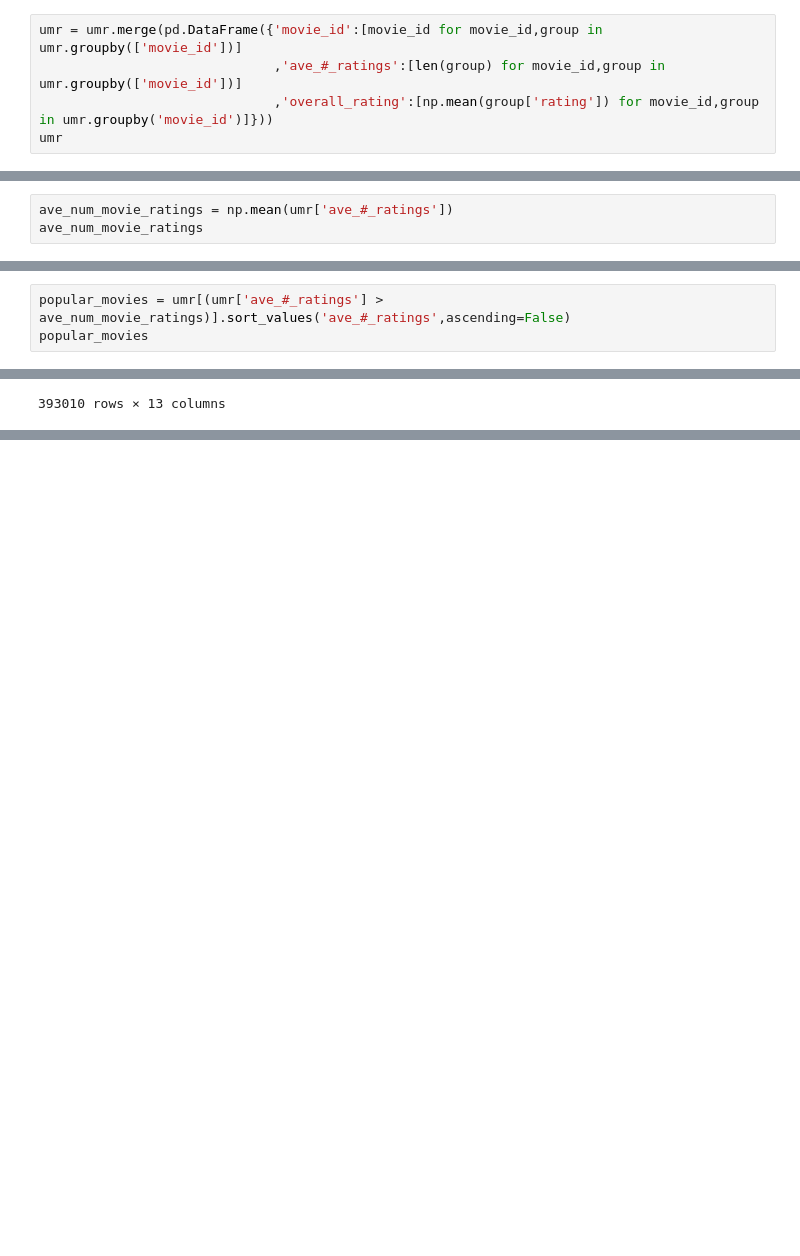
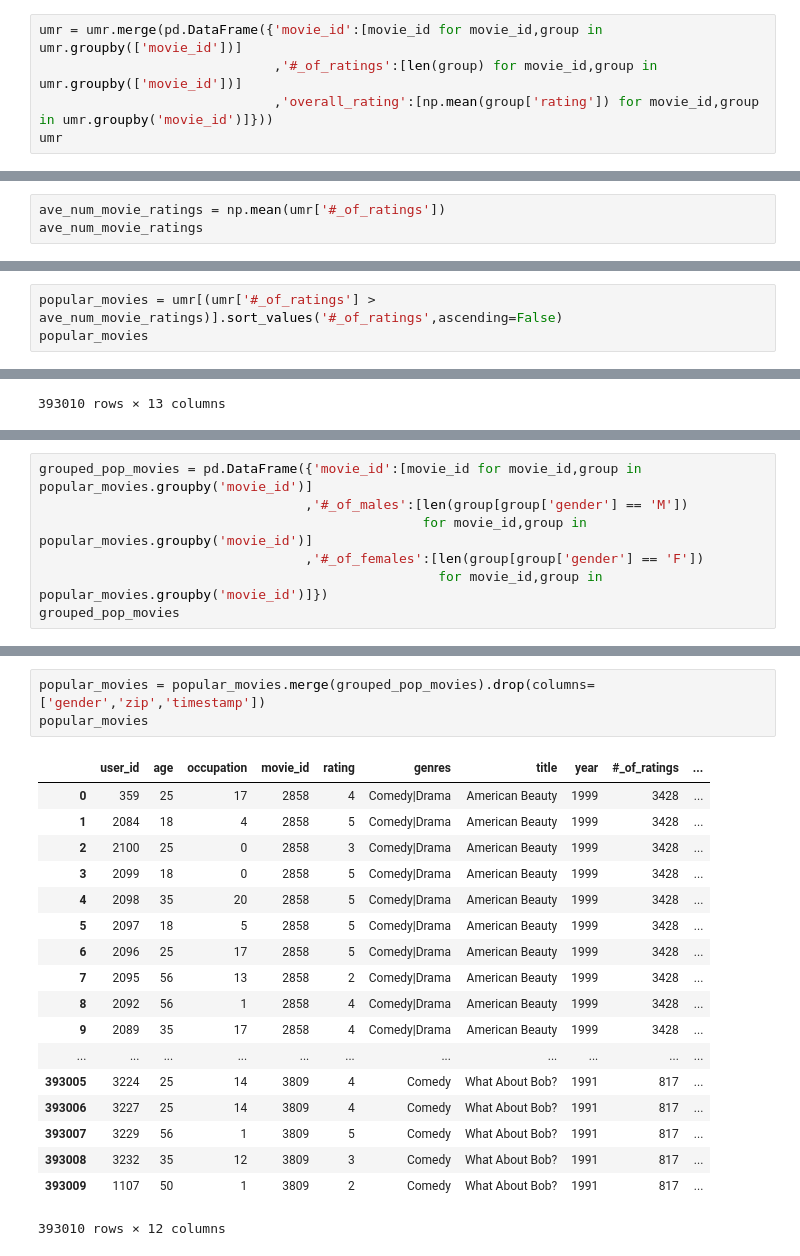
Before and after one commit to jmoakle2/CSC-505_2018_Assignment, a Jupyter notebook: Assignment_2/src/Oakley_Assignment_2_Part_1.ipynb, the cells around one changed output, grey strips where cells are left out. Saved outputs shown, nothing was run; the diff lists cells and outputs as text; blank space fills up the shorter version.

```diff
--- a/Assignment_2/src/CSC-505_2018_Assignment2_P1.ipynb
+++ b/Assignment_2/src/Oakley_Assignment_2_Part_1.ipynb
@@ -112,6 +119,6 @@ umr
 # %%
 umr = umr.merge(pd.DataFrame({'movie_id':[movie_id for movie_id,group in umr.groupby(['movie_id'])]
-                              ,'ave_#_ratings':[len(group) for movie_id,group in umr.groupby(['movie_id'])]
+                              ,'#_of_ratings':[len(group) for movie_id,group in umr.groupby(['movie_id'])]
                               ,'overall_rating':[np.mean(group['rating']) for movie_id,group in umr.groupby('movie_id')]}))
 umr
 # %% [output]
@@ -136,5 +145,5 @@ umr
 # %%
-ave_num_movie_ratings = np.mean(umr['ave_#_ratings'])
+ave_num_movie_ratings = np.mean(umr['#_of_ratings'])
 ave_num_movie_ratings
 # %% [output]
 816.2355197763667
@@ -141,5 +152,5 @@ ave_num_movie_ratings
 # %%
-popular_movies = umr[(umr['ave_#_ratings'] > ave_num_movie_ratings)].sort_values('ave_#_ratings',ascending=False)
+popular_movies = umr[(umr['#_of_ratings'] > ave_num_movie_ratings)].sort_values('#_of_ratings',ascending=False)
 popular_movies
 # %% [output]
 |  | user_id | gender | age | occupation | zip | movie_id | rating | timestamp | genres | title | ... |
@@ -166,0 +184,7 @@ popular_movies[(popular_movies['overall_rating'] == np.max(popular_movies['overa
+# %%
+grouped_pop_movies = pd.DataFrame({'movie_id':[movie_id for movie_id,group in popular_movies.groupby('movie_id')]
+                                  ,'#_of_males':[len(group[group['gender'] == 'M'])
+                                                 for movie_id,group in popular_movies.groupby('movie_id')]
+                                  ,'#_of_females':[len(group[group['gender'] == 'F'])
+                                                   for movie_id,group in popular_movies.groupby('movie_id')]})
+grouped_pop_movies
@@ -166,0 +210,22 @@ popular_movies[(popular_movies['overall_rating'] == np.max(popular_movies['overa
+# %%
+popular_movies = popular_movies.merge(grouped_pop_movies).drop(columns=['gender','zip','timestamp'])
+popular_movies
+# %% [output]
+|  | user_id | age | occupation | movie_id | rating | genres | title | year | #_of_ratings | ... |
+| 0 | 359 | 25 | 17 | 2858 | 4 | Comedy|Drama | American Beauty | 1999 | 3428 | ... |
+| 1 | 2084 | 18 | 4 | 2858 | 5 | Comedy|Drama | American Beauty | 1999 | 3428 | ... |
+| 2 | 2100 | 25 | 0 | 2858 | 3 | Comedy|Drama | American Beauty | 1999 | 3428 | ... |
+| 3 | 2099 | 18 | 0 | 2858 | 5 | Comedy|Drama | American Beauty | 1999 | 3428 | ... |
+| 4 | 2098 | 35 | 20 | 2858 | 5 | Comedy|Drama | American Beauty | 1999 | 3428 | ... |
+| 5 | 2097 | 18 | 5 | 2858 | 5 | Comedy|Drama | American Beauty | 1999 | 3428 | ... |
+| 6 | 2096 | 25 | 17 | 2858 | 5 | Comedy|Drama | American Beauty | 1999 | 3428 | ... |
+| 7 | 2095 | 56 | 13 | 2858 | 2 | Comedy|Drama | American Beauty | 1999 | 3428 | ... |
+| 8 | 2092 | 56 | 1 | 2858 | 4 | Comedy|Drama | American Beauty | 1999 | 3428 | ... |
+| 9 | 2089 | 35 | 17 | 2858 | 4 | Comedy|Drama | American Beauty | 1999 | 3428 | ... |
+| ... | ... | ... | ... | ... | ... | ... | ... | ... | ... | ... |
+| 393005 | 3224 | 25 | 14 | 3809 | 4 | Comedy | What About Bob? | 1991 | 817 | ... |
+| 393006 | 3227 | 25 | 14 | 3809 | 4 | Comedy | What About Bob? | 1991 | 817 | ... |
+| 393007 | 3229 | 56 | 1 | 3809 | 5 | Comedy | What About Bob? | 1991 | 817 | ... |
+| 393008 | 3232 | 35 | 12 | 3809 | 3 | Comedy | What About Bob? | 1991 | 817 | ... |
+| 393009 | 1107 | 50 | 1 | 3809 | 2 | Comedy | What About Bob? | 1991 | 817 | ... |
+393010 rows × 12 columns
```
Also changed, not shown: parts of 11 cells of this notebook.
